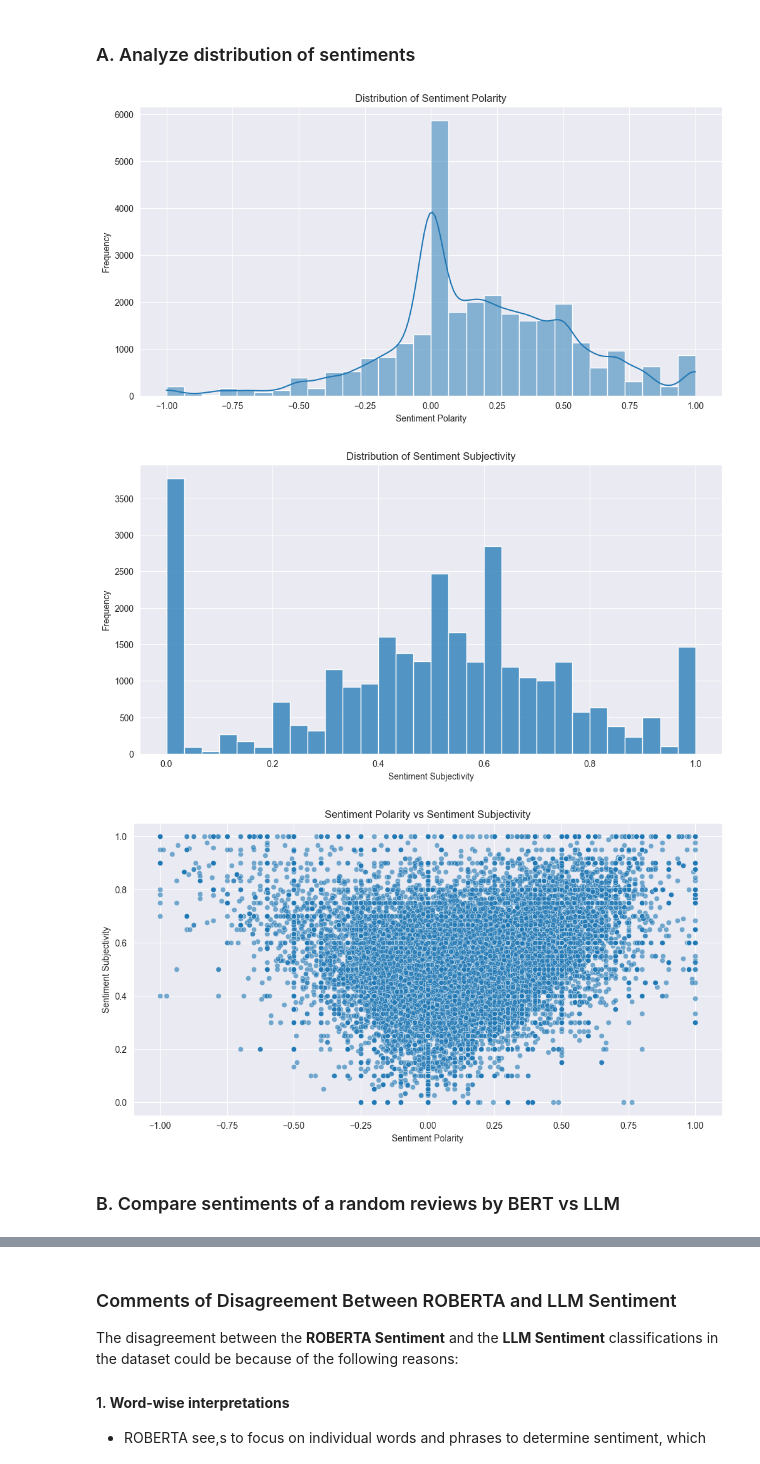
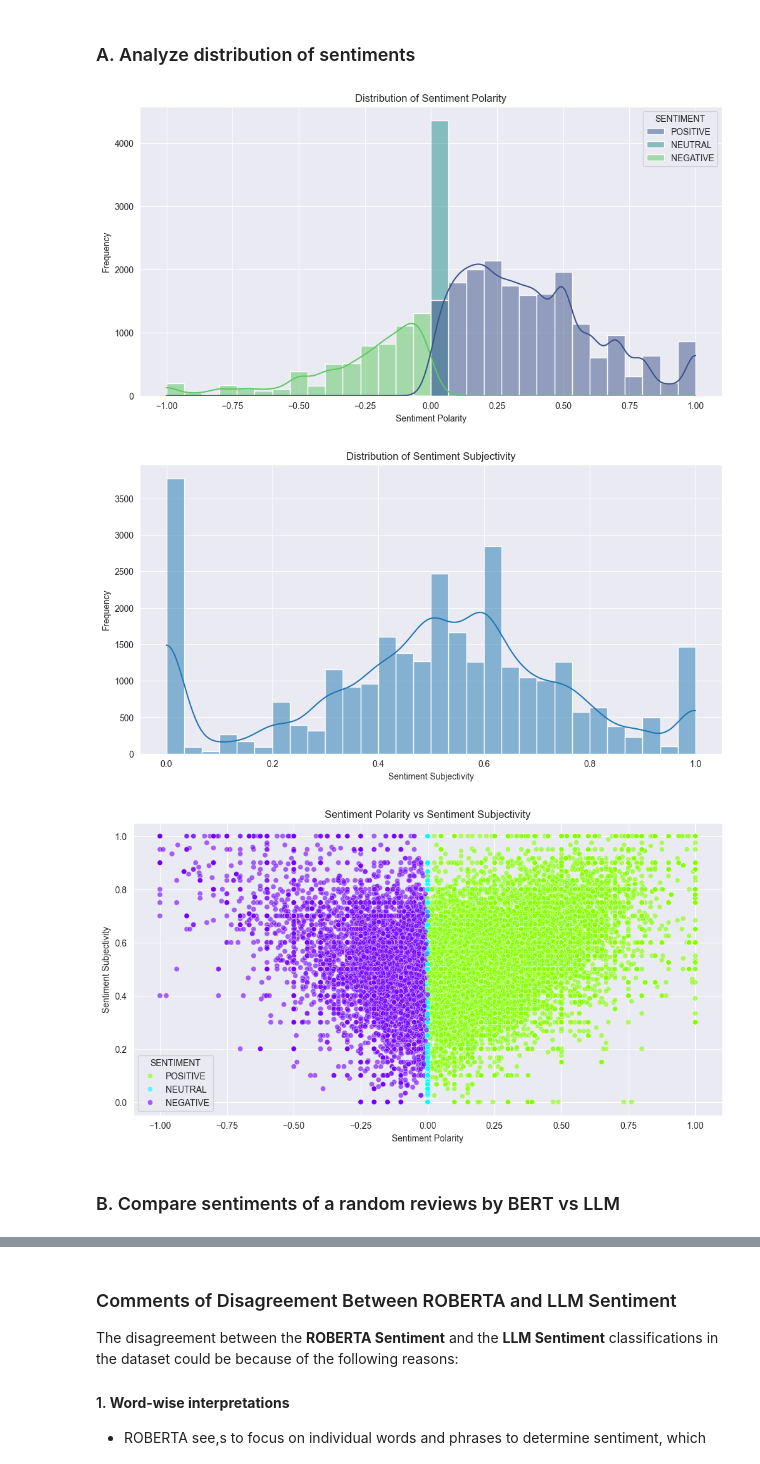
Before and after one commit to syed-rizvi-leanix/google_play_store_reviews, a Jupyter notebook: google_play_store.ipynb, the cells around one changed output, grey strips where cells are left out. Saved outputs shown, nothing was run; the diff lists cells and outputs as text; code cells hidden in the pictures.

```diff
--- a/google_play_store.ipynb
+++ b/google_play_store.ipynb
@@ -189,33 +203,33 @@ highest_rated_apps_by_category
 # %%
 review_df['Sentiment_Polarity'] = pd.to_numeric(review_df['Sentiment_Polarity'], errors='coerce')
 review_df['Sentiment_Subjectivity'] = pd.to_numeric(review_df['Sentiment_Subjectivity'], errors='coerce')
 
 plt.figure(figsize=(12, 6))
-sns.histplot(review_df['Sentiment_Polarity'], kde=True, bins=30)
+sns.histplot(review_df, x='Sentiment_Polarity', kde=True, bins=30, hue='SENTIMENT', palette='viridis')
 plt.title('Distribution of Sentiment Polarity')
 plt.xlabel('Sentiment Polarity')
 plt.ylabel('Frequency')
 plt.show()
 
 plt.figure(figsize=(12, 6))
-sns.histplot(review_df['Sentiment_Subjectivity'], bins=30)
+sns.histplot(review_df, x='Sentiment_Subjectivity', kde=True, bins=30)
 plt.title('Distribution of Sentiment Subjectivity')
 plt.xlabel('Sentiment Subjectivity')
 plt.ylabel('Frequency')
 plt.show()
 
 plt.figure(figsize=(12, 6))
-sns.scatterplot(data=review_df, x='Sentiment_Polarity', y='Sentiment_Subjectivity', alpha=0.6)
+sns.scatterplot(data=review_df, x='Sentiment_Polarity', y='Sentiment_Subjectivity', hue='SENTIMENT', alpha=0.6, palette='hsv')
 plt.title('Sentiment Polarity vs Sentiment Subjectivity')
 plt.xlabel('Sentiment Polarity')
 plt.ylabel('Sentiment Subjectivity')
 plt.show()
 # %% [output]
-[figure, old version]
+[figure, new version]
-[figure, old version]
+[figure, new version]
-[figure, old version]
+[figure, new version]
 # %% [markdown]
-### B. Compare sentiments of a random reviews by BERT vs LLM
+ ### B. Compare sentiments of a random reviews by BERT vs LLM
 # %%
 review_df = review_df.reset_index()
 random_sample = review_df[['index', 'Translated_Review', 'SENTIMENT']].dropna().sample(n=50, random_state=42)
```
Also changed, not shown: parts of 17 cells of this notebook, 34 other files.
